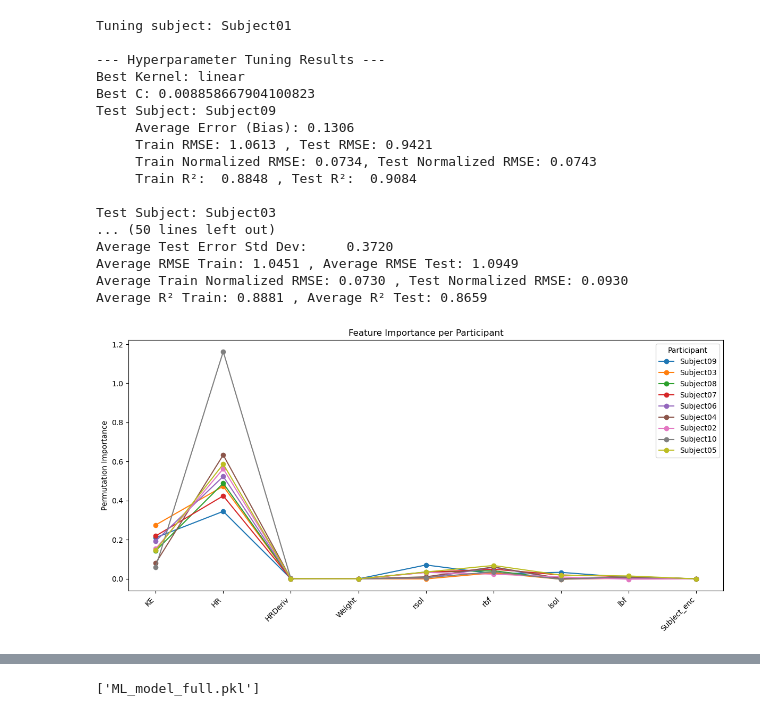
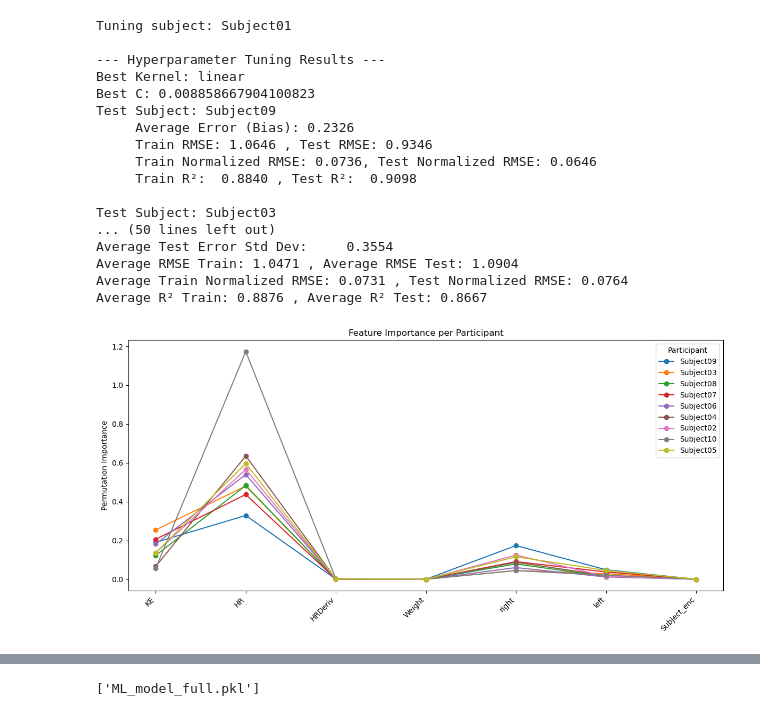
Before and after one commit to katiembutler/MetabolicCost, a Jupyter notebook: dataAnalysis.ipynb, the cells around one changed output, grey strips where cells are left out. Drawn from its saved outputs; the diff is of its cells as text; code cells hidden in the pictures.

```diff
--- a/dataAnalysis.ipynb
+++ b/dataAnalysis.ipynb
@@ -476,3 +461,13 @@ merged_df_train = pd.read_pickle("/Users/katbutler/MetabolicCost/merged_df_train
+# %%
+import pandas as pd
+
+merged_df_train = pd.read_pickle("/Users/katbutler/MetabolicCost/merged_df_train.pkl")
+
+for col in ['rsol', 'rbf', 'lsol', 'lbf']:
+    merged_df_train[col] = merged_df_train[col] / merged_df_train[col].max()
+
+merged_df_train['right'] = merged_df_train['rsol'] + merged_df_train['rbf']
+merged_df_train['left'] = merged_df_train['lsol'] + merged_df_train['lbf']
 # %%
 from sklearn.model_selection import GroupKFold, RandomizedSearchCV
 from sklearn.pipeline import make_pipeline
@@ -488,7 +483,7 @@ import matplotlib.pyplot as plt
 
 LR_df = merged_df_train.copy()
 LR_df = LR_df.dropna(how="all")
-LR_df = LR_df[['Subject','KE', 'HR', 'HRDeriv','EE', 'Weight', 'rsol', 'rbf', 'lsol', 'lbf']]
+LR_df = LR_df[['Subject','KE', 'HR', 'HRDeriv','EE', 'Weight', 'right', 'left']]
 LR_df.fillna(0, inplace=True)
 
 le = LabelEncoder()
@@ -594,7 +589,7 @@ for fold_idx, (train_idx, test_idx) in enumerate(gkf.split(X_final, y_final, gro
     fold_r2_train = r2_score(y_train, y_trainPred)
     fold_r2_test = r2_score(y_test, y_testPred)
     foldNormRMSETrain = fold_RMSE_train / (max_train - min_train)
-    foldNormRMSETest = fold_RMSE_test / (max_test - min_test)
+    foldNormRMSETest = fold_RMSE_test / (max_train - min_train)
 
 
     mseTrain.append(fold_mse_train)
@@ -620,39 +615,39 @@ for fold_idx, (train_idx, test_idx) in enumerate(gkf.split(X_final, y_final, gro
 
 
 print("\n--- OVERALL PERFORMANCE SUMMARY ---")
 print(f"Average Test Bias (Mean Error): {np.mean(biasTest):.4f}")
 print(f"Average Test Error Std Dev:     {np.std(biasTest):.4f}")
 print(f"Average RMSE Train: {np.mean(RMSETrain):.4f} , Average RMSE Test: {np.mean(RMSETest):.4f}")
 print(f"Average Train Normalized RMSE: {np.mean(normRMSETrain):.4f} , Test Normalized RMSE: {np.mean(normRMSETest):.4f}")
 print(f"Average R² Train: {np.mean(r2train):.4f} , Average R² Test: {np.mean(r2test):.4f}")
 
 
 fi_df = pd.DataFrame(fold_feature_importance, columns=x.columns)
 plt.figure(figsize=(12, 6))
 for idx, subject in enumerate(fold_subjects):
     plt.plot(x.columns, fi_df.iloc[idx], marker='o', label=subject)
 plt.xticks(rotation=45, ha="right")
 plt.ylabel("Permutation Importance")
 plt.title("Feature Importance per Participant")
 plt.legend(title="Participant")
 plt.tight_layout()
 plt.show()
 # %% [output]
 Tuning subject: Subject01
 
 --- Hyperparameter Tuning Results ---
 Best Kernel: linear
 Best C: 0.008858667904100823
 Test Subject: Subject09
-     Average Error (Bias): 0.1306
-     Train RMSE: 1.0613 , Test RMSE: 0.9421
-     Train Normalized RMSE: 0.0734, Test Normalized RMSE: 0.0743
-     Train R²:  0.8848 , Test R²:  0.9084
+     Average Error (Bias): 0.2326
+     Train RMSE: 1.0646 , Test RMSE: 0.9346
+     Train Normalized RMSE: 0.0736, Test Normalized RMSE: 0.0646
+     Train R²:  0.8840 , Test R²:  0.9098
 
 Test Subject: Subject03
 ... (50 lines left out)
-Average Test Error Std Dev:     0.3720
-Average RMSE Train: 1.0451 , Average RMSE Test: 1.0949
-Average Train Normalized RMSE: 0.0730 , Test Normalized RMSE: 0.0930
-Average R² Train: 0.8881 , Average R² Test: 0.8659
+Average Test Error Std Dev:     0.3554
+Average RMSE Train: 1.0471 , Average RMSE Test: 1.0904
+Average Train Normalized RMSE: 0.0731 , Test Normalized RMSE: 0.0764
+Average R² Train: 0.8876 , Average R² Test: 0.8667
-[figure, old version]
+[figure, new version]
```
Also changed, not shown: parts of 27 cells of this notebook, 7 other files.
